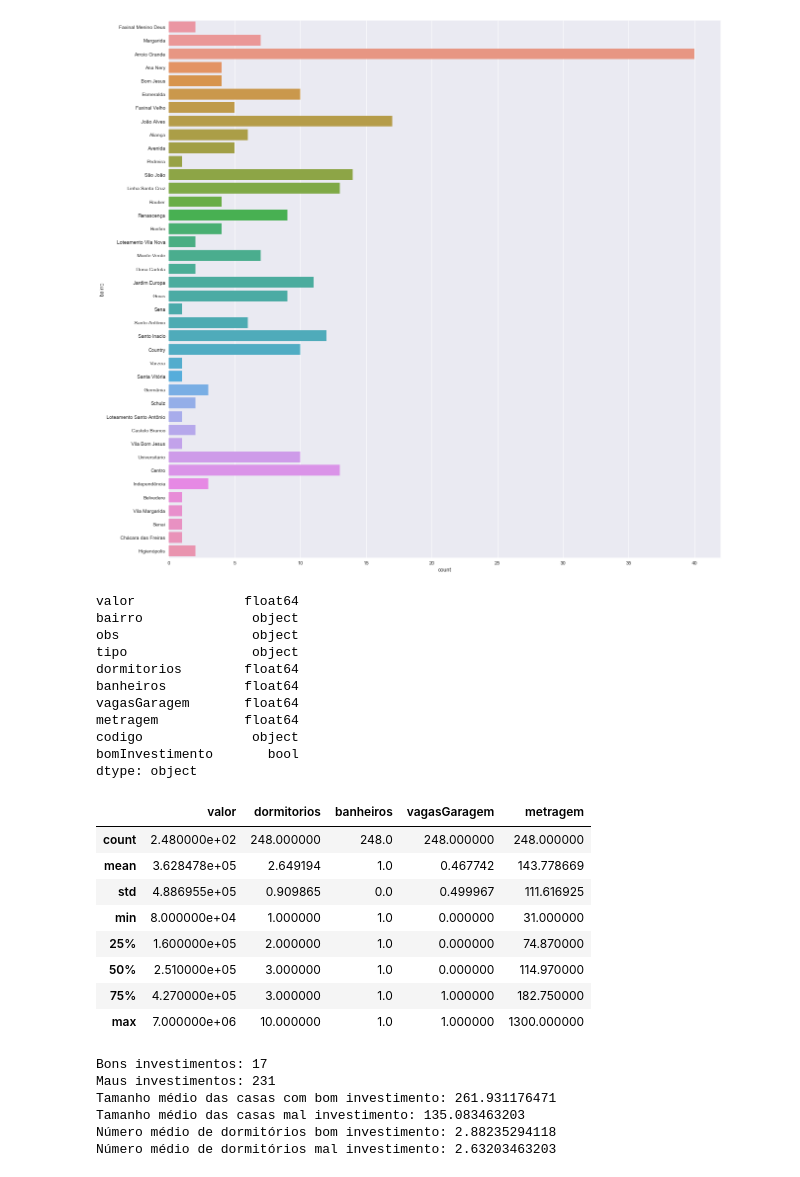
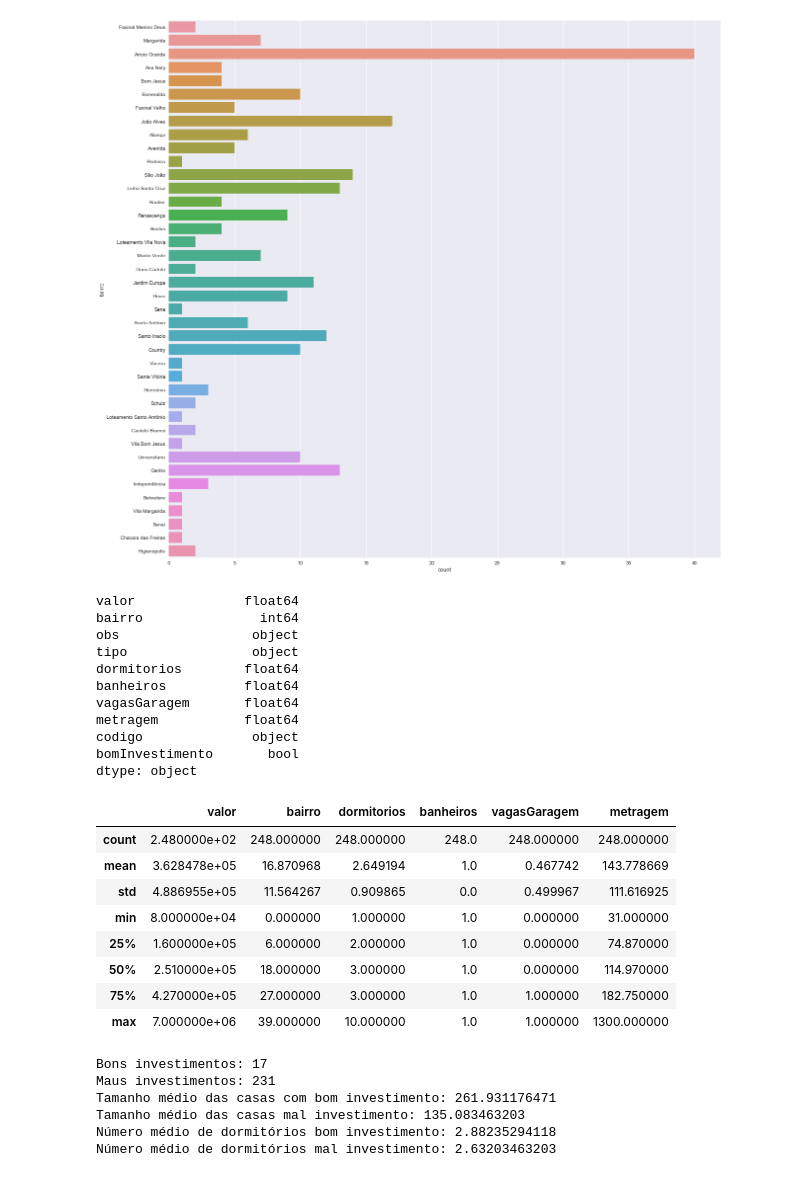
Before and after one commit to gersonfs/udacity-tcc, a Jupyter notebook: TCC.ipynb, the cells around one changed output. Saved outputs shown, nothing was run; the diff lists cells and outputs as text; code cells hidden in the pictures.

```diff
--- a/TCC.ipynb
+++ b/TCC.ipynb
@@ -60,38 +63,45 @@ plt.show()
 # %%
 #Preenche valores padrões para coluna de banheiros, vagas na garagem, dormitórios
 #E metragem da casa
 data['banheiros'] = data['banheiros'].fillna(1)
 data['vagasGaragem'] = data['vagasGaragem'].fillna(0)
 data['dormitorios'] = data['dormitorios'].fillna(1)
 data['metragem'] = data['metragem'].fillna(0)
 
 data['valor'] = data['valor'].apply(pd.to_numeric)
+
+#Tratamento do campo Bairro, trocando o tipo de dado de string para int para ser usado posteriormente nos algoritmos de classificação
+le = preprocessing.LabelEncoder()
+le.fit(data.bairro)
+data.bairro = le.transform(data.bairro)
+
+
 #Mostro os tipos de dados de cada coluna para saber se a conversão foi feita corretamente
 print data.dtypes
 
 #Mostro algumas estatísticas do dataset
 display(data.describe())
 # %% [output]
 valor              float64
-bairro              object
+bairro               int64
 obs                 object
 tipo                object
 dormitorios        float64
 banheiros          float64
 vagasGaragem       float64
 metragem           float64
 codigo              object
 bomInvestimento       bool
 dtype: object
-|  | valor | dormitorios | banheiros | vagasGaragem | metragem |
-| count | 2.480000e+02 | 248.000000 | 248.0 | 248.000000 | 248.000000 |
-| mean | 3.628478e+05 | 2.649194 | 1.0 | 0.467742 | 143.778669 |
-| std | 4.886955e+05 | 0.909865 | 0.0 | 0.499967 | 111.616925 |
-| min | 8.000000e+04 | 1.000000 | 1.0 | 0.000000 | 31.000000 |
-| 25% | 1.600000e+05 | 2.000000 | 1.0 | 0.000000 | 74.870000 |
-| 50% | 2.510000e+05 | 3.000000 | 1.0 | 0.000000 | 114.970000 |
-| 75% | 4.270000e+05 | 3.000000 | 1.0 | 1.000000 | 182.750000 |
-| max | 7.000000e+06 | 10.000000 | 1.0 | 1.000000 | 1300.000000 |
+|  | valor | bairro | dormitorios | banheiros | vagasGaragem | metragem |
+| count | 2.480000e+02 | 248.000000 | 248.000000 | 248.0 | 248.000000 | 248.000000 |
+| mean | 3.628478e+05 | 16.870968 | 2.649194 | 1.0 | 0.467742 | 143.778669 |
+| std | 4.886955e+05 | 11.564267 | 0.909865 | 0.0 | 0.499967 | 111.616925 |
+| min | 8.000000e+04 | 0.000000 | 1.000000 | 1.0 | 0.000000 | 31.000000 |
+| 25% | 1.600000e+05 | 6.000000 | 2.000000 | 1.0 | 0.000000 | 74.870000 |
+| 50% | 2.510000e+05 | 18.000000 | 3.000000 | 1.0 | 0.000000 | 114.970000 |
+| 75% | 4.270000e+05 | 27.000000 | 3.000000 | 1.0 | 1.000000 | 182.750000 |
+| max | 7.000000e+06 | 39.000000 | 10.000000 | 1.0 | 1.000000 | 1300.000000 |
 # %%
 #Outras estatísticas sobre o conteúdo do dataset
 print "Bons investimentos: " + str(len(data[data.bomInvestimento]))
```
Also changed, not shown: parts of 4 cells of this notebook, 3 other files.
